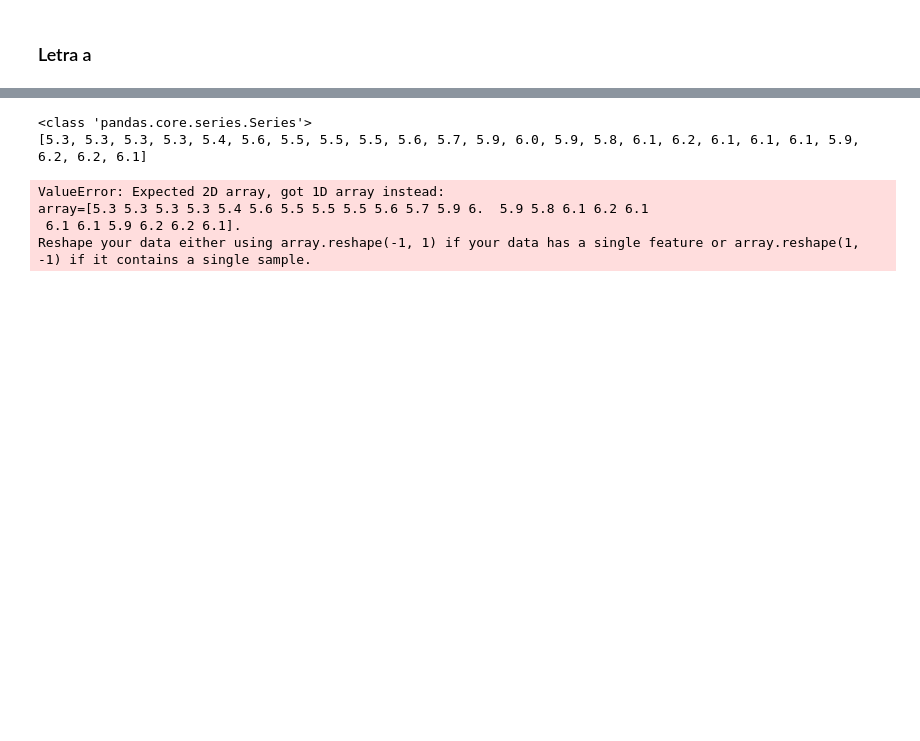
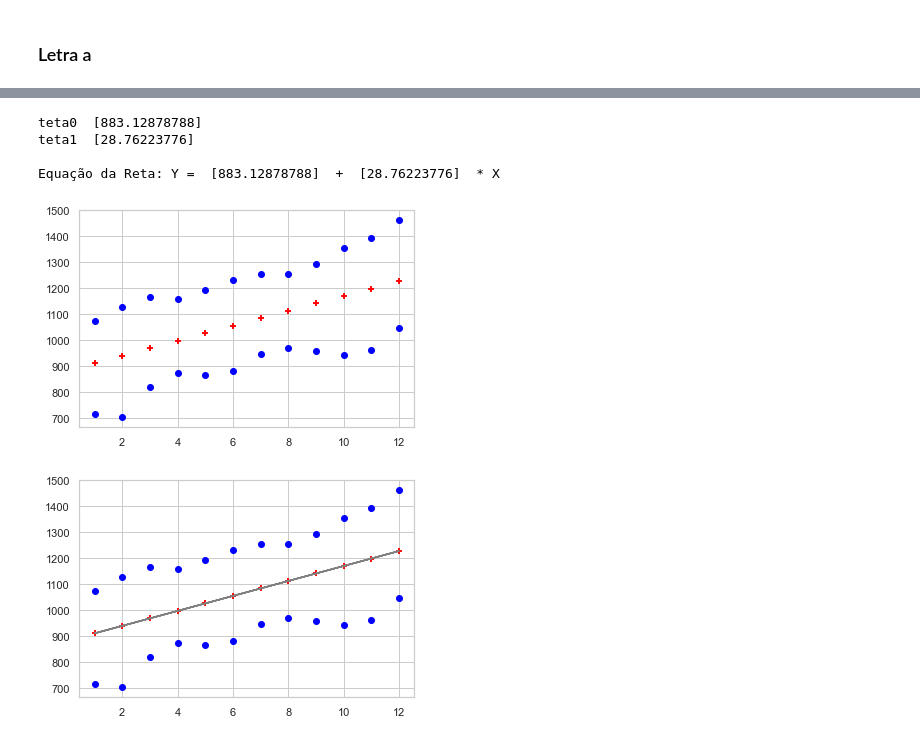
Before and after one commit to MarcosEduard0/Intelig-ncia-Artificial, a Jupyter notebook: Regrecao Linear/regressao-linear-aula.ipynb, the cells around one changed output, grey strips where cells are left out. Drawn from its saved outputs; the diff is of its cells as text; code cells hidden in the pictures; blank space fills up the shorter version.

```diff
--- a/Regrecao Linear/regressao-linear-aula.ipynb
+++ b/Regrecao Linear/regressao-linear-aula.ipynb
@@ -244,36 +244,33 @@ plt.show()
 # %%
 reg = linear_model.LinearRegression()
-print(list(X))
-X.numpy.ndarray()
-print(X)
 reg.fit(X, Y)
 
 teta1 = reg.coef_[0]
 teta0 = reg.intercept_
 
 print()
 print('teta0 ',teta0)
 print('teta1 ',teta1)
 print()
 print('Equação da Reta: Y = ', teta0,' + ',teta1,' * X' )
 
 # plotando os pontos previstos e a reta
 Y_pred_media = teta0+teta1*X
 
 plt.scatter(X, Y,marker='o',color='blue')  #pontos originais
 plt.scatter(X, Y_pred_media,marker='+',color='red') #pontos previstos
 plt.savefig('pontos_originais_previstos.png')
 plt.show()
 
 plt.scatter(X, Y,marker='o',color='blue')  #pontos originais
 plt.scatter(X, Y_pred_media,marker='+',color='red') #pontos previstos
 plt.plot(X, Y_pred_media, color='gray')
 plt.savefig('reta_prevista.png')
 plt.show()
 # %% [output]
-<class 'pandas.core.series.Series'>
-[5.3, 5.3, 5.3, 5.3, 5.4, 5.6, 5.5, 5.5, 5.5, 5.6, 5.7, 5.9, 6.0, 5.9, 5.8, 6.1, 6.2, 6.1, 6.1, 6.1, 5.9, 6.2, 6.2, 6.1]
+teta0  [883.12878788]
+teta1  [28.76223776]
+
+Equação da Reta: Y =  [883.12878788]  +  [28.76223776]  * X
-ValueError: Expected 2D array, got 1D array instead:
-array=[5.3 5.3 5.3 5.3 5.4 5.6 5.5 5.5 5.5 5.6 5.7 5.9 6.  5.9 5.8 6.1 6.2 6.1
- 6.1 6.1 5.9 6.2 6.2 6.1].
-Reshape your data either using array.reshape(-1, 1) if your data has a single feature or array.reshape(1, -1) if it contains a single sample.
+[figure, added]
+[figure, added]
```
Also changed, not shown: parts of 5 cells of this notebook, 4 other files.
